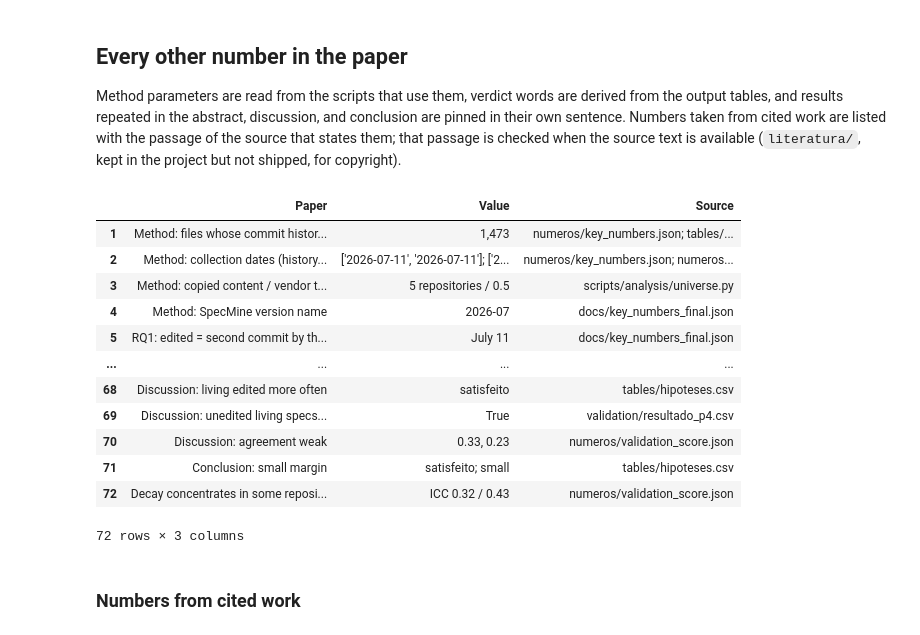
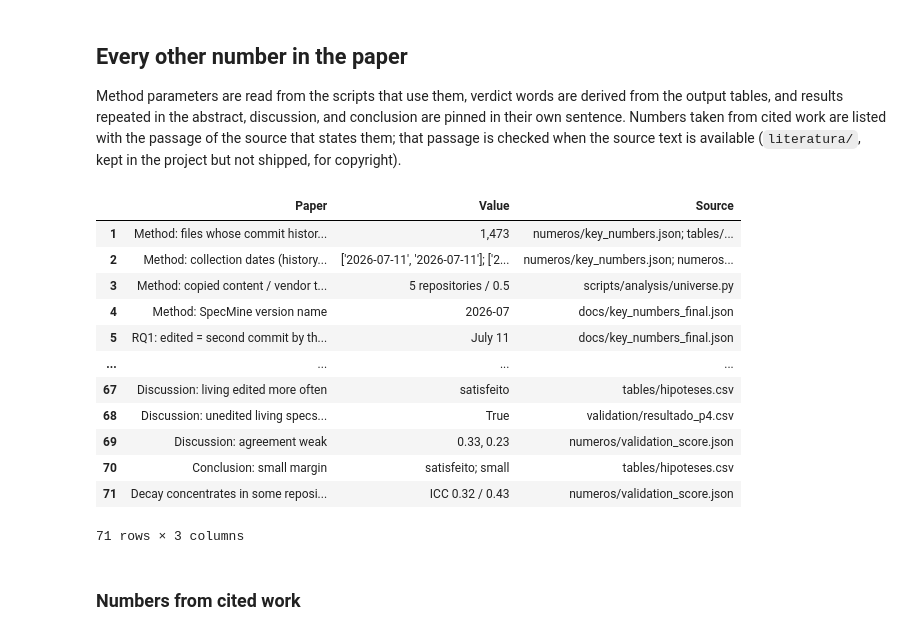
Before and after one commit to joaolaureano/spec-lifecycle-replication, a Jupyter notebook: numeros_do_paper.ipynb, the cells around one changed output. Saved outputs shown, nothing was run; the diff lists cells and outputs as text; code cells hidden in the pictures.

Commit message:
Reviewer fixes: preserves wording, softened RQ1/RQ2 claims, Table II caption
No number changed; all 139 values checked by the notebook.

Co-Authored-By: Claude Opus 5.5 <noreply@anthropic.com>

```diff
--- a/numeros_do_paper.ipynb
+++ b/numeros_do_paper.ipynb
@@ -300,7 +300,6 @@ rows = [
     ("RQ2 window end", dia, "docs/key_numbers_final.json", f"merged after its last edit but by {dia}. The PR must"),
     ("RQ2: text at PR merge", dia, "docs/key_numbers_final.json", f"With no spec edit between the PR and {dia}, the fetched text is also the text at PR merge"),
     ("RQ1 results: by the end of the history collection", dia, "docs/key_numbers_final.json", f"By {dia}, fewer than half"),
-    ("Threats: nothing after the history collection", dia, "docs/key_numbers_final.json", f"Updates after {dia} are unobserved"),
     ("RQ2 pairs per repository", str(m_repo), "scripts/analysis/spec_rot_viabilidade.py", f"up to {w(m_repo)} spec--PR pairs per repository"),
     ("Power rule: rho, cutoff, power; recomputed m", f"{rho_max} / {lim} / {alvo}; m = {m_rec}", "tables/p4_poder.csv; p4_poder.py",
      se(m_rec == m_repo, f"<= {rho_max}, the upper confidence limit fell below our {pct0(lim)}% cutoff in at least {pct0(alvo)}% of simulated samples")),
@@ -317,7 +316,7 @@ rows = [
      "Excluded basenames, with any extension: " + ", ".join(genericos) + "."),
     ("Table II caption", f"strict always negative: {estrito_neg}; broad crosses in {sorted(cruza)}", "validation/resultado_p4.csv",
      se(estrito_neg and cruza == {"Spec. gaps = decay", "Gaps and component = decay", "PRs >=60 days old"},
-        f"Strict Y stays below {pct0(lim)}% everywhere; broad Y crosses it when specification gaps count as decay and, by {folga} points, for older PRs.")),
+        f"The CI of strict Y stays below {pct0(lim)}% everywhere; that of broad Y crosses it when specification gaps count as decay and, by {folga} points, for older PRs.")),
     ("Fewer than half edited (all groups)", ", ".join(h1a.veredito), "tables/hipoteses.csv",
      se((h1a.veredito == "satisfeito").all() and h1a.limiar.iloc[0] == 0.5, "fewer than half of the specs in each group had been edited")),
     ("H1 verdict and effect size", f"{h1b.veredito}; {h1b.magnitude}", "tables/hipoteses.csv",
@@ -391,39 +390,39 @@ rows = [
      se(janela < min(idade["speckit"], idade["openspec:living"]), "shorter than both median ages")),
     ("Living edited more often (percentage points)", pct(h1b.estimativa), "tables/hipoteses.csv",
      se(h1b.estimativa > 0, "percentage points more often than Spec Kit specs")),
     ("Table I caption: 60-day window", str(janela), "scripts/analysis/key_numbers.py",
      f"among specs at least {janela} days old, % edited within their first {janela} days"),
     ("Table I header: 60-day window", str(janela), "scripts/analysis/key_numbers.py", f"Edited & Within {janela} days"),
     ("Discussion: strict decay rare", str(estrito_neg), "validation/resultado_p4.csv",
      se(estrito_neg, "rarely left an OpenSpec living spec false")),
     ("Discussion: candidate PRs that touch no spec", f"{N_SR['candidatos_sem_spec']} of {n(N_SR['candidatos'])}", "numeros/spec_rot_viabilidade.json",
      se(N_SR["candidatos_sem_spec"] / N_SR["candidatos"] < 0.01, "so nearly every candidate PR updated a spec other than the focal one")),
     ("Discussion: living edited more often", h1b.veredito, "tables/hipoteses.csv",
      se(h1b.veredito == "satisfeito", "are edited more often than spec-first Spec Kit specs")),
     ("Discussion: unedited living specs rarely become false", str(estrito_neg), "validation/resultado_p4.csv",
      se(estrito_neg, "it rarely becomes false")),
     ("Discussion: agreement weak", f"{dec(N_VS['kappa_5_categorias'])}, {dec(N_VS['kappa_binario'])}", "numeros/validation_score.json",
      se(max(N_VS["kappa_5_categorias"], N_VS["kappa_binario"]) < 0.4, "Agreement between the human and DeepSeek was weak")),
     ("Conclusion: small margin", f"{h1b.veredito}; {h1b.magnitude}", "tables/hipoteses.csv",
      se(h1b.veredito == "satisfeito" and h1b.magnitude == "small", "by a small margin")),
     ("Decay concentrates in some repositories", f"ICC {dec(N_VS['icc_amplo'])} / {dec(N_VS['icc_estrito'])}", "numeros/validation_score.json",
      se(N_VS["icc_amplo"] > 0 and N_VS["icc_estrito"] > 0, "Decay concentrates in some repositories")),
 ]
 show(rows)
 # %% [output]
 |  | Paper | Value | Source |
 | 1 | Method: files whose commit histor... | 1,473 | numeros/key_numbers.json; tables/... |
 | 2 | Method: collection dates (history... | ['2026-07-11', '2026-07-11']; ['2... | numeros/key_numbers.json; numeros... |
 | 3 | Method: copied content / vendor t... | 5 repositories / 0.5 | scripts/analysis/universe.py |
 | 4 | Method: SpecMine version name | 2026-07 | docs/key_numbers_final.json |
 | 5 | RQ1: edited = second commit by th... | July 11 | docs/key_numbers_final.json |
 | ... | ... | ... | ... |
-| 68 | Discussion: living edited more often | satisfeito | tables/hipoteses.csv |
-| 69 | Discussion: unedited living specs... | True | validation/resultado_p4.csv |
-| 70 | Discussion: agreement weak | 0.33, 0.23 | numeros/validation_score.json |
-| 71 | Conclusion: small margin | satisfeito; small | tables/hipoteses.csv |
-| 72 | Decay concentrates in some reposi... | ICC 0.32 / 0.43 | numeros/validation_score.json |
+| 67 | Discussion: living edited more often | satisfeito | tables/hipoteses.csv |
+| 68 | Discussion: unedited living specs... | True | validation/resultado_p4.csv |
+| 69 | Discussion: agreement weak | 0.33, 0.23 | numeros/validation_score.json |
+| 70 | Conclusion: small margin | satisfeito; small | tables/hipoteses.csv |
+| 71 | Decay concentrates in some reposi... | ICC 0.32 / 0.43 | numeros/validation_score.json |
-72 rows × 3 columns
+71 rows × 3 columns
 # %% [markdown]
 ### Numbers from cited work
 # %%
```
Also changed, not shown: parts of 2 cells of this notebook, 2 other files.
